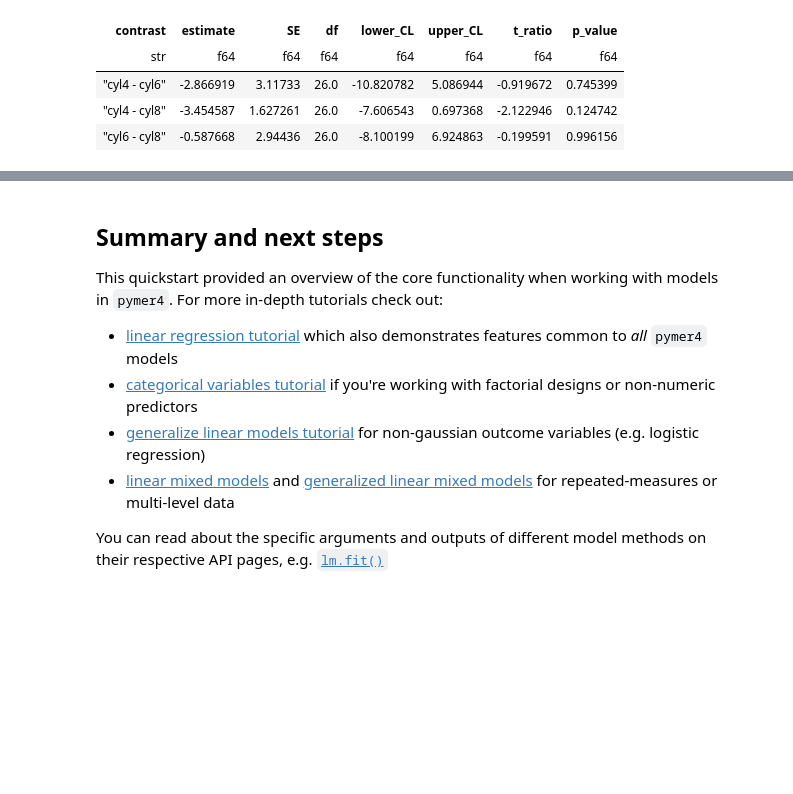
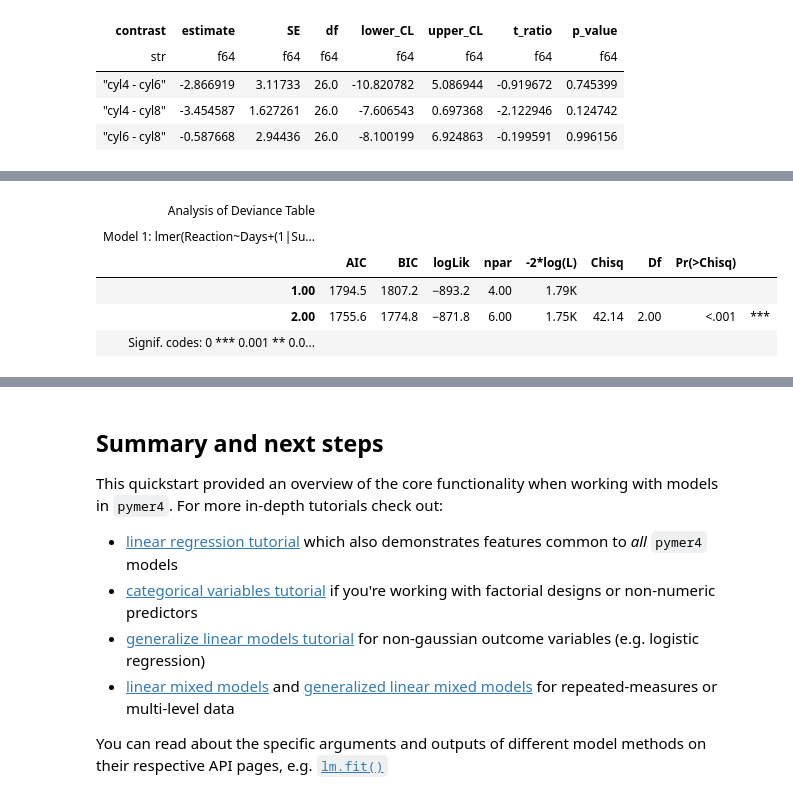
Before and after one commit to ejolly/pymer4, a Jupyter notebook: docs/pages/quickstart.ipynb, the cells around one changed output, grey strips where cells are left out. Drawn from its saved outputs; the diff is of its cells as text; code cells hidden in the pictures; blank space fills up the shorter version.

```diff
--- a/docs/pages/quickstart.ipynb
+++ b/docs/pages/quickstart.ipynb
@@ -448,0 +459,16 @@ shape: (3, 8)
+# %%
+from pymer4 import load_dataset
+from pymer4.models import lmer
+
+sleep = load_dataset('sleep')
+lmm_i = lmer('Reaction ~ Days + (1 | Subject)', data=sleep)
+lmm_is = lmer('Reaction ~ Days + (Days | Subject)', data=sleep)
+
+compare(lmm_i, lmm_is)
+# %% [output]
+| Analysis of Deviance Table |  |  |  |  |  |  |  |  |  |
+| Model 1: lmer(Reaction~Days+(1|Su... |  |  |  |  |  |  |  |  |  |
+|  | AIC | BIC | logLik | npar | -2*log(L) | Chisq | Df | Pr(>Chisq) |  |
+| 1.00 | 1794.5 | 1807.2 | −893.2 | 4.00 | 1.79K |  |  |  |  |
+| 2.00 | 1755.6 | 1774.8 | −871.8 | 6.00 | 1.75K | 42.14 | 2.00 | <.001 | *** |
+| Signif. codes: 0 *** 0.001 ** 0.0... |  |  |  |  |  |  |  |  |  |
```
Also changed, not shown: parts of 45 cells of this notebook, 14 other files.
